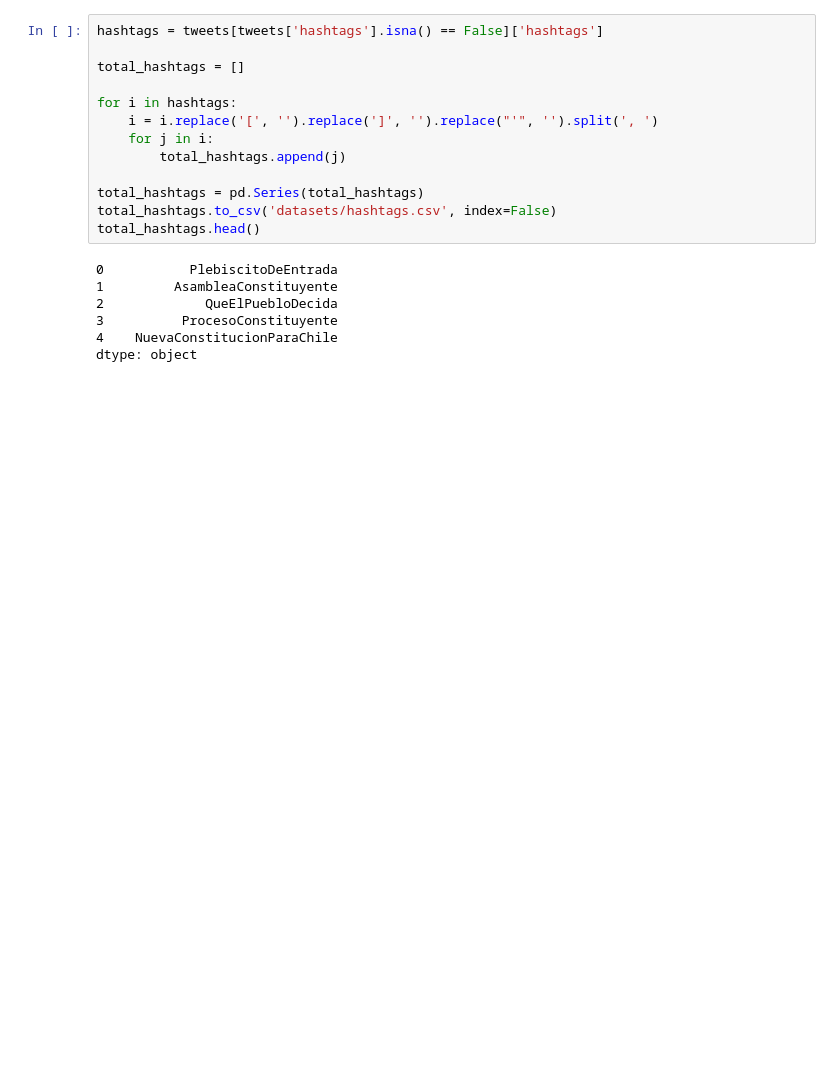
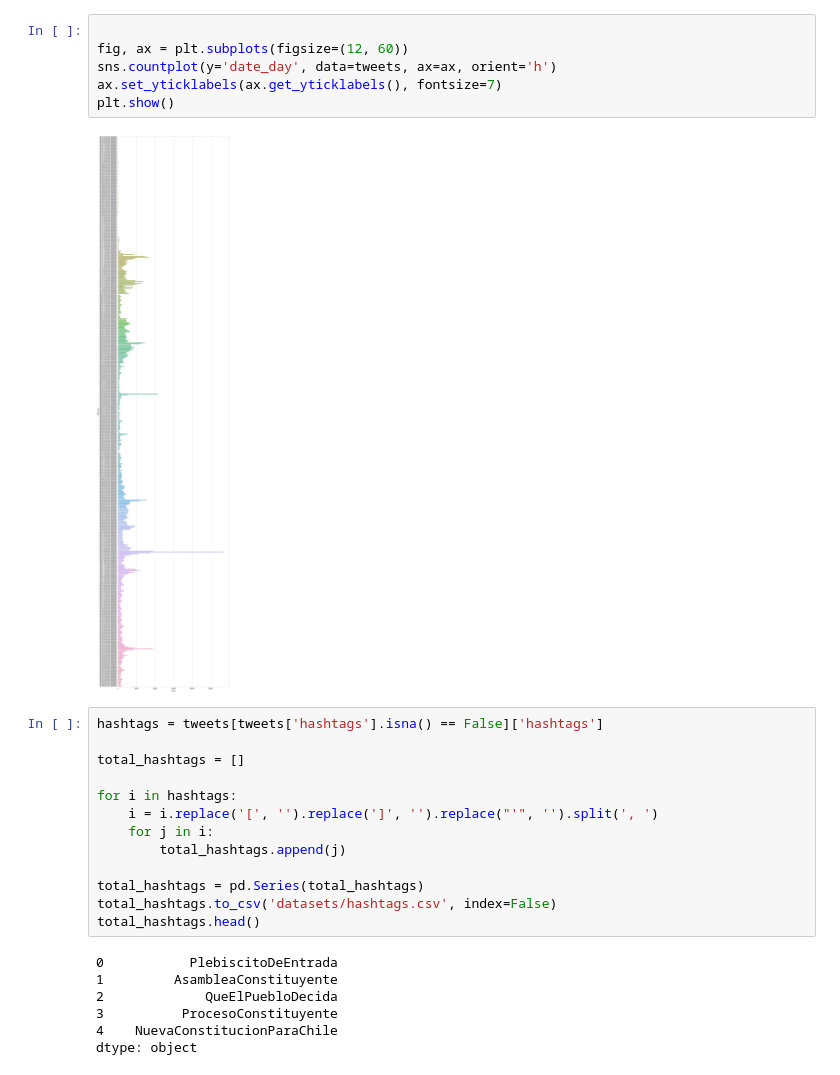
Before and after one commit to aquinteros/cc_sentiment_analysis, a Jupyter notebook: concatenator.ipynb, the cells around one changed output. Cells and saved outputs as stored; diff of their text form; blank space fills up the shorter version.

```diff
--- a/concatenator.ipynb
+++ b/concatenator.ipynb
@@ -68,3 +112,11 @@ plt.show()
+# %%
+
+fig, ax = plt.subplots(figsize=(12, 60))
+sns.countplot(y='date_day', data=tweets, ax=ax, orient='h')
+ax.set_yticklabels(ax.get_yticklabels(), fontsize=7)
+plt.show()
+# %% [output]
+[figure, added]
 # %%
 hashtags = tweets[tweets['hashtags'].isna() == False]['hashtags']
 
```
Also changed, not shown: parts of 6 cells of this notebook, 32 other files.
